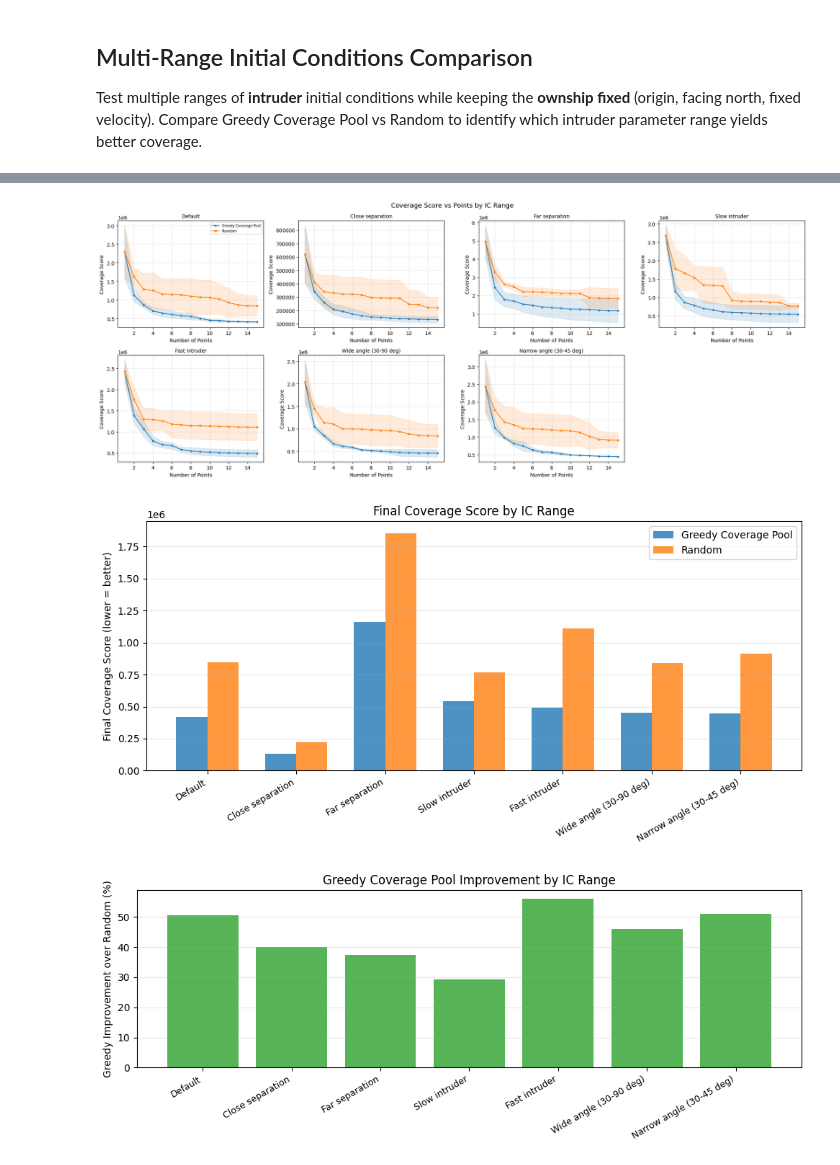
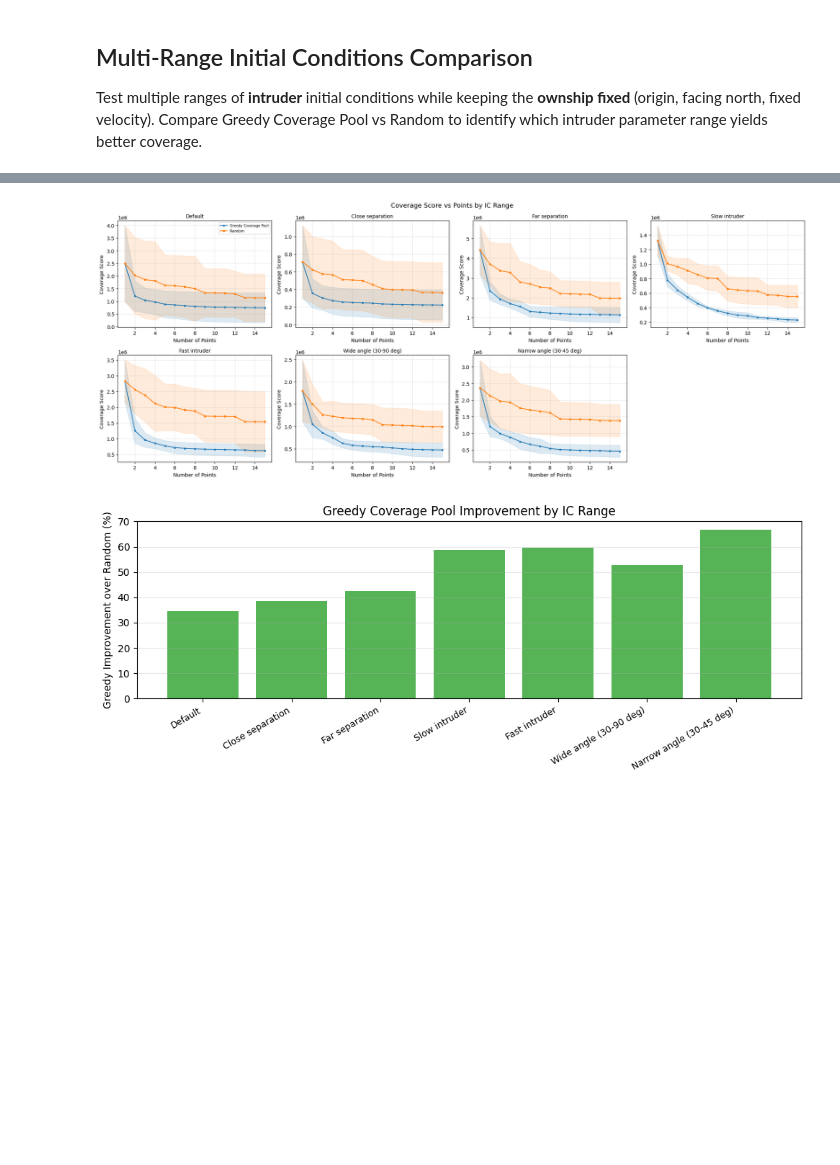
Before and after one commit to Y65NG/code, a Jupyter notebook: acasxu_dubins.ipynb, the cells around one changed output, grey strips where cells are left out. Cells and saved outputs as stored; diff of their text form; code cells hidden in the pictures; blank space fills up the shorter version.

```diff
--- a/acasxu_dubins.ipynb
+++ b/acasxu_dubins.ipynb
@@ -1850,13 +1850,15 @@ Test multiple ranges of **intruder** initial conditions while keeping the **owns
 FIXED_OWNSHIP_V = 800.0  # ft/s (fixed ownship velocity)
 FIXED_OWNSHIP_THETA = np.pi / 2  # facing north
 
-# Define range configurations to test (intruder parameters only)
 RANGE_CONFIGS = [
     {
         "name": "Default",
         "separation": (10000.0, 40000.0),
         "intruder_v": (0.0, 1200.0),
-        "angle_constraint": (np.pi / 6, np.pi / 3),  # 30-60 deg from ownship heading
+        "angle_constraint": (
+            np.pi / 6,
+            np.pi / 3,
+        ),  # 30-60 deg off from direct collision course
     },
     {
         "name": "Close separation",
@@ -1903,7 +1905,7 @@ def sample_constrained_custom(n_samples, config, seed=None):
 
     Ownship is fixed: origin, facing north (θ=π/2), velocity=FIXED_OWNSHIP_V.
     Only intruder parameters (separation, intruder_v, placement_angle, intruder_theta) vary.
-    Angle constraint is relative to fixed ownship heading.
+    Angle constraint: intruder faces toward ownship within ±angle_constraint range.
     """
     if seed is not None:
         np.random.seed(seed)
@@ -1918,10 +1920,13 @@ def sample_constrained_custom(n_samples, config, seed=None):
         intruder_v = np.random.uniform(iv_lo, iv_hi)
         intruder_placement_angle = np.random.uniform(0, 2 * np.pi)
 
-        # Intruder heading: constrained angle difference from fixed ownship heading
+        # Direction from intruder toward ownship
+        toward_ownship = (intruder_placement_angle + np.pi) % (2 * np.pi)
+
+        # Intruder heading: faces toward ownship with angle offset within constraint
         angle_diff = np.random.uniform(angle_lo, angle_hi)
         direction = np.random.choice([-1, 1])
-        intruder_theta = (FIXED_OWNSHIP_THETA + direction * angle_diff) % (2 * np.pi)
+        intruder_theta = (toward_ownship + direction * angle_diff) % (2 * np.pi)
 
         sample = np.array(
             [
@@ -1939,7 +1944,7 @@ def sample_constrained_custom(n_samples, config, seed=None):
 
 
 # Experiment parameters
-RANGE_SEEDS = [100, 101, 102]
+RANGE_SEEDS = range(100, 105)
 RANGE_TOTAL_POINTS = 15  # Points to select (including initial)
 RANGE_N_VAL = 150  # Validation set size
 RANGE_N_POOL = 300  # Pool size for greedy
@@ -1962,7 +1967,7 @@ for cfg_idx, config in enumerate(RANGE_CONFIGS):
     print(f"  Separation:  {config['separation']}")
     print(f"  Intruder V:  {config['intruder_v']}")
     print(
-        f"  Angle diff:  {np.rad2deg(config['angle_constraint'][0]):.0f}-{np.rad2deg(config['angle_constraint'][1]):.0f} deg from ownship heading"
+        f"  Angle diff:  {np.rad2deg(config['angle_constraint'][0]):.0f}-{np.rad2deg(config['angle_constraint'][1]):.0f} deg off from toward-ownship direction"
     )
     print(f"{'='*70}")
 
@@ -2118,6 +2123,7 @@ for cfg_idx, config in enumerate(RANGE_CONFIGS):
         greedy_final = greedy_history[-1]["coverage_score"]
         random_final = random_history[-1]["coverage_score"]
         improvement = (random_final - greedy_final) / random_final * 100
+
         print(
             f"    Final scores: Greedy={greedy_final:.2f}, Random={random_final:.2f} ({improvement:+.1f}% improvement)"
         )
@@ -2229,7 +2235,7 @@ plt.tight_layout()
 plt.show()
 
 # --- 3. Bar chart: final Greedy improvement over Random per config ---
-fig, ax = plt.subplots(figsize=(10, 5))
+# fig, ax = plt.subplots(figsize=(10, 5))
 
 config_names = []
 improvements = []
@@ -2247,29 +2253,29 @@ for config_name in configs_list:
     random_means.append(r_mean)
     improvements.append((r_mean - g_mean) / r_mean * 100 if r_mean > 0 else 0)
 
-x = np.arange(len(config_names))
-width = 0.35
+# x = np.arange(len(config_names))
+# width = 0.35
 
-bars1 = ax.bar(
-    x - width / 2,
-    greedy_means,
-    width,
-    label="Greedy Coverage Pool",
-    color="tab:blue",
-    alpha=0.8,
-)
-bars2 = ax.bar(
-    x + width / 2, random_means, width, label="Random", color="tab:orange", alpha=0.8
-)
+# bars1 = ax.bar(
+#     x - width / 2,
+#     greedy_means,
+#     width,
+#     label="Greedy Coverage Pool",
+#     color="tab:blue",
+#     alpha=0.8,
+# )
+# bars2 = ax.bar(
+#     x + width / 2, random_means, width, label="Random", color="tab:orange", alpha=0.8
+# )
 
-ax.set_ylabel("Final Coverage Score (lower = better)")
-ax.set_title("Final Coverage Score by IC Range")
-ax.set_xticks(x)
-ax.set_xticklabels(config_names, rotation=30, ha="right", fontsize=9)
-ax.legend()
-ax.grid(True, alpha=0.3, axis="y")
-plt.tight_layout()
-plt.show()
+# ax.set_ylabel("Final Coverage Score (lower = better)")
+# ax.set_title("Final Coverage Score by IC Range")
+# ax.set_xticks(x)
+# ax.set_xticklabels(config_names, rotation=30, ha="right", fontsize=9)
+# ax.legend()
+# ax.grid(True, alpha=0.3, axis="y")
+# plt.tight_layout()
+# plt.show()
 
 # --- 4. Improvement bar chart ---
 fig, ax = plt.subplots(figsize=(10, 4))
@@ -2315,5 +2321,4 @@ Final Coverage Scores by Range Config (mean ± std over seeds)
-[figure, old version]
+[figure, new version]
-[figure, old version]
+[figure, new version]
-[figure, removed]
 Statistical Tests (Mann-Whitney U) per Config at final point count:
 ----------------------------------------------------------------------
```
Also changed, not shown: parts of 11 cells of this notebook, 3 other files.
